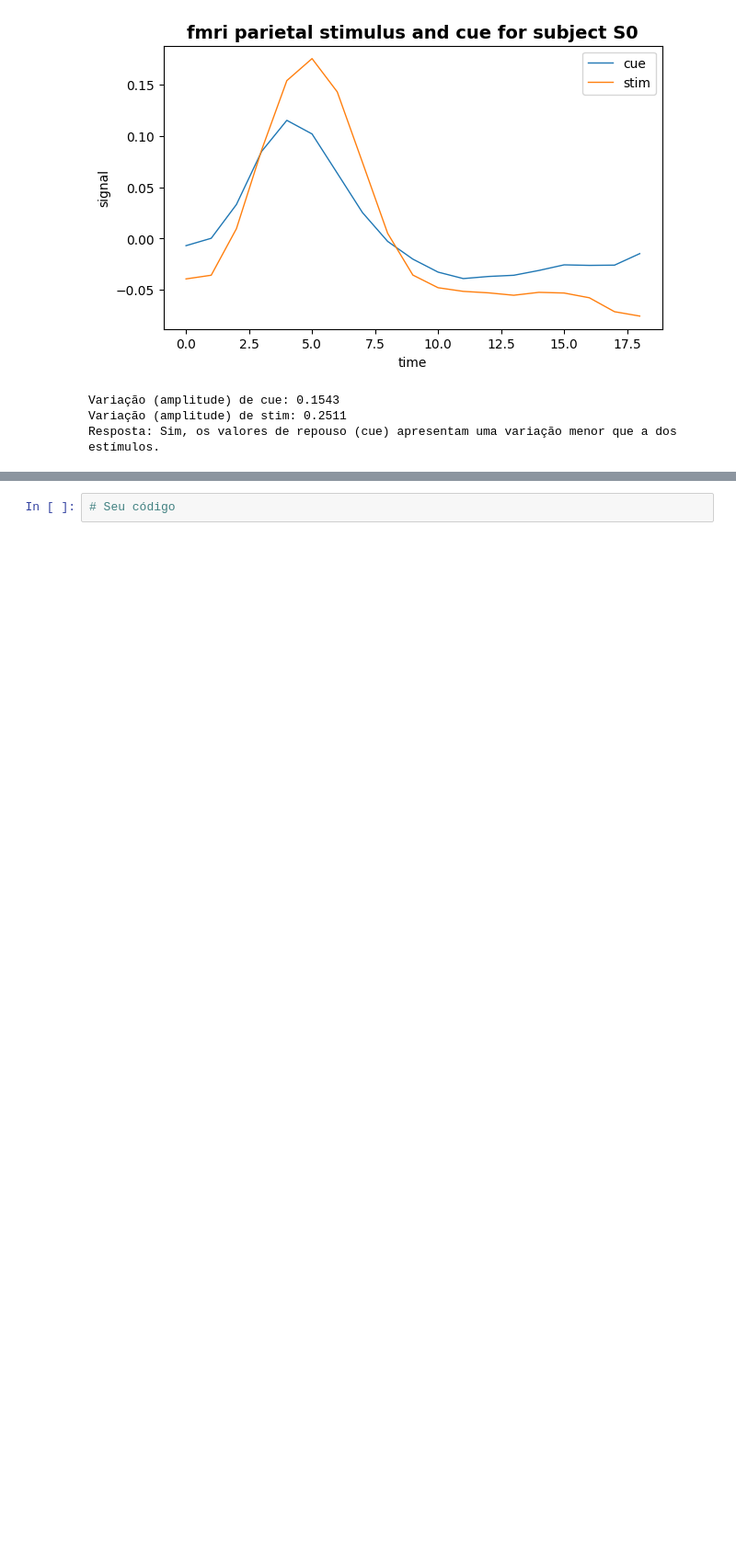
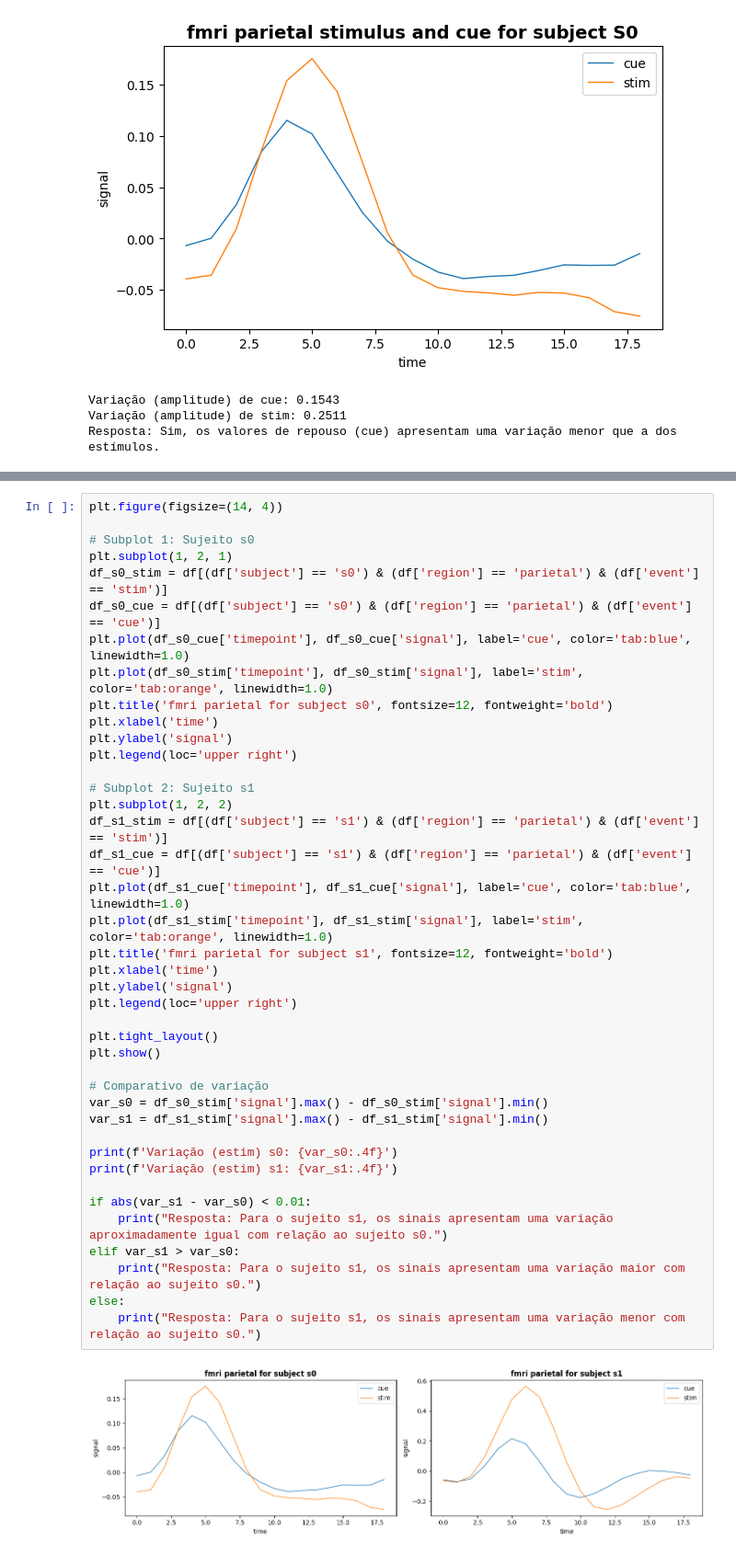
Before and after one commit to Nyfeu/Data-Science, a Jupyter notebook: ex_matplotlib1.ipynb, the cells around one changed output, grey strips where cells are left out. Shown at 92% size. Saved outputs shown, nothing was run; the diff lists cells and outputs as text; blank space fills up the shorter version.

```diff
--- a/ex_matplotlib1.ipynb
+++ b/ex_matplotlib1.ipynb
@@ -216,5 +216,46 @@ Produza um gráfico como abaixo para os sujeitos `s0` e `s1`, em uma mesma figur
 ![imagem](https://github.com/Rogerio-mack/IMT_Ciencia_de_Dados/raw/main/images/ex_matplotlib1_5.png)
 
 **Para o sujeito s1, os sinais apresentam uma variação menor, aproximadamente igual ou maior com relação ao sujeito s0?**
-# %%
-# Seu código
+# %%
+plt.figure(figsize=(14, 4))
+
+# Subplot 1: Sujeito s0
+plt.subplot(1, 2, 1)
+df_s0_stim = df[(df['subject'] == 's0') & (df['region'] == 'parietal') & (df['event'] == 'stim')]
+df_s0_cue = df[(df['subject'] == 's0') & (df['region'] == 'parietal') & (df['event'] == 'cue')]
+plt.plot(df_s0_cue['timepoint'], df_s0_cue['signal'], label='cue', color='tab:blue', linewidth=1.0)
+plt.plot(df_s0_stim['timepoint'], df_s0_stim['signal'], label='stim', color='tab:orange', linewidth=1.0)
+plt.title('fmri parietal for subject s0', fontsize=12, fontweight='bold')
+plt.xlabel('time')
+plt.ylabel('signal')
+plt.legend(loc='upper right')
+
+# Subplot 2: Sujeito s1
+plt.subplot(1, 2, 2)
+df_s1_stim = df[(df['subject'] == 's1') & (df['region'] == 'parietal') & (df['event'] == 'stim')]
+df_s1_cue = df[(df['subject'] == 's1') & (df['region'] == 'parietal') & (df['event'] == 'cue')]
+plt.plot(df_s1_cue['timepoint'], df_s1_cue['signal'], label='cue', color='tab:blue', linewidth=1.0)
+plt.plot(df_s1_stim['timepoint'], df_s1_stim['signal'], label='stim', color='tab:orange', linewidth=1.0)
+plt.title('fmri parietal for subject s1', fontsize=12, fontweight='bold')
+plt.xlabel('time')
+plt.ylabel('signal')
+plt.legend(loc='upper right')
+
+plt.tight_layout()
+plt.show()
+
+# Comparativo de variação
+var_s0 = df_s0_stim['signal'].max() - df_s0_stim['signal'].min()
+var_s1 = df_s1_stim['signal'].max() - df_s1_stim['signal'].min()
+
+print(f'Variação (estim) s0: {var_s0:.4f}')
+print(f'Variação (estim) s1: {var_s1:.4f}')
+
+if abs(var_s1 - var_s0) < 0.01:
+    print("Resposta: Para o sujeito s1, os sinais apresentam uma variação aproximadamente igual com relação ao sujeito s0.")
+elif var_s1 > var_s0:
+    print("Resposta: Para o sujeito s1, os sinais apresentam uma variação maior com relação ao sujeito s0.")
+else:
+    print("Resposta: Para o sujeito s1, os sinais apresentam uma variação menor com relação ao sujeito s0.")
+# %% [output]
+[figure, added]
```
Also changed, not shown: parts of 5 cells of this notebook.
